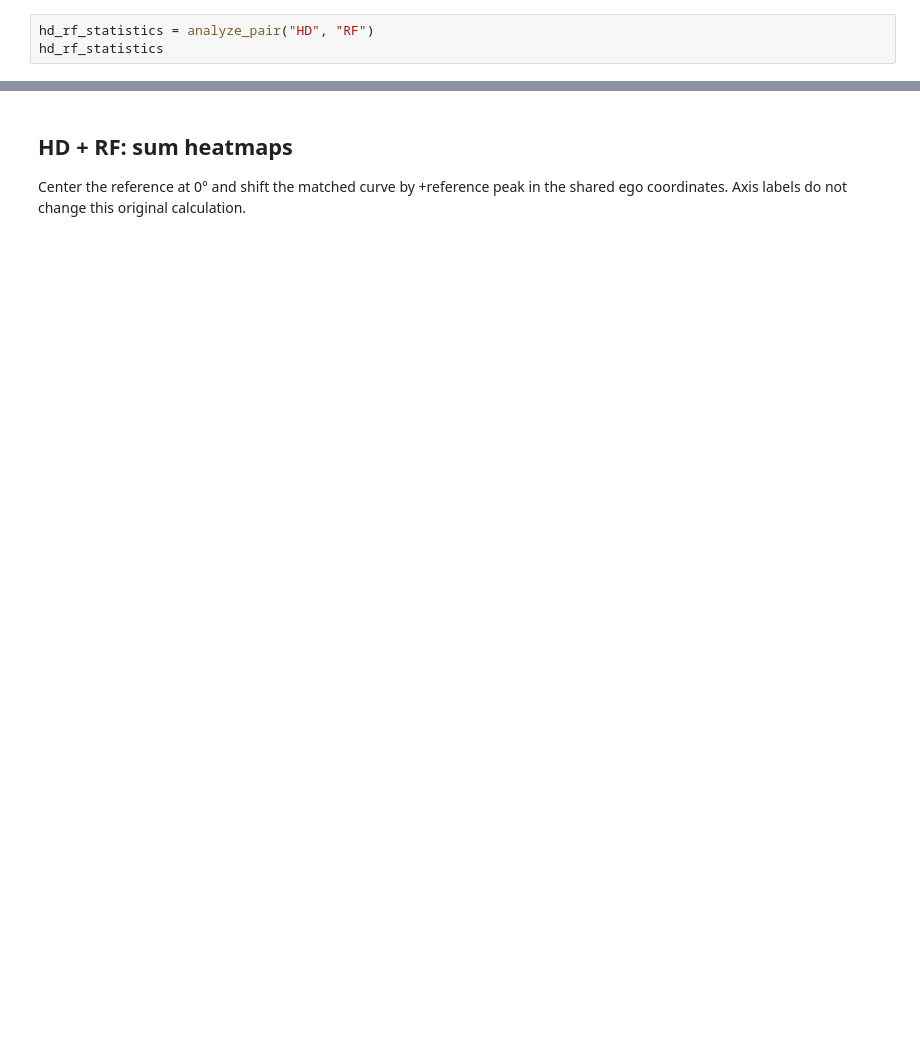
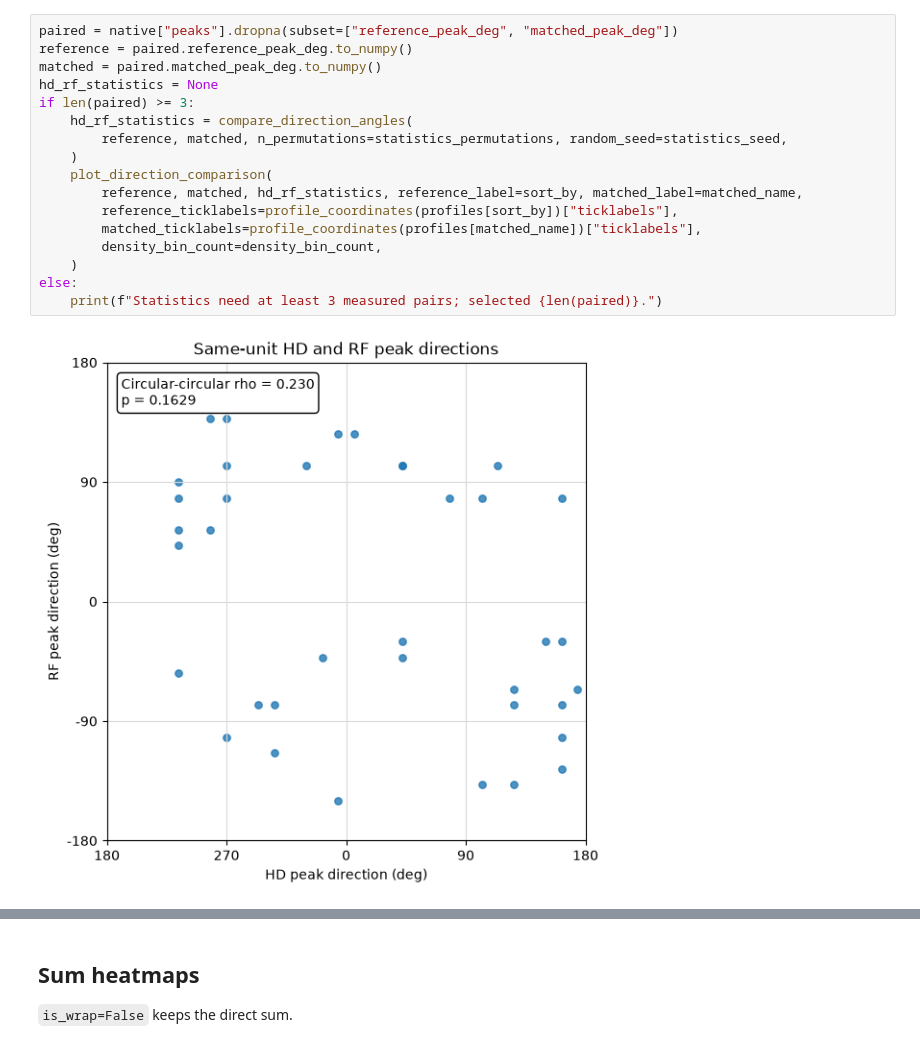
Before and after one commit to KaiCao2003/rfmapping, a Jupyter notebook: hd_rf_comparison.ipynb, the cells around one changed output, grey strips where cells are left out. Drawn from its saved outputs; the diff is of its cells as text; blank space fills up the shorter version.

```diff
--- a/hd_rf_comparison.ipynb
+++ b/hd_rf_comparison.ipynb
@@ -102,3 +101,19 @@ native_rf = plot_comparison_heatmaps(sorted_by="RF", apply_to="HD")
 # %%
-hd_rf_statistics = analyze_pair("HD", "RF")
-hd_rf_statistics
+paired = native["peaks"].dropna(subset=["reference_peak_deg", "matched_peak_deg"])
+reference = paired.reference_peak_deg.to_numpy()
+matched = paired.matched_peak_deg.to_numpy()
+hd_rf_statistics = None
+if len(paired) >= 3:
+    hd_rf_statistics = compare_direction_angles(
+        reference, matched, n_permutations=statistics_permutations, random_seed=statistics_seed,
+    )
+    plot_direction_comparison(
+        reference, matched, hd_rf_statistics, reference_label=sort_by, matched_label=matched_name,
+        reference_ticklabels=profile_coordinates(profiles[sort_by])["ticklabels"],
+        matched_ticklabels=profile_coordinates(profiles[matched_name])["ticklabels"],
+        density_bin_count=density_bin_count,
+    )
+else:
+    print(f"Statistics need at least 3 measured pairs; selected {len(paired)}.")
+# %% [output]
+[figure, added]
@@ -105,6 +121,5 @@ hd_rf_statistics
 # %% [markdown]
-## HD + RF: sum heatmaps
+## Sum heatmaps
 
-Center the reference at 0° and shift the matched curve by +reference peak in the shared ego coordinates.
-Axis labels do not change this original calculation.
+`is_wrap=False` keeps the direct sum.
 # %%
```
Also changed, not shown: parts of 13 cells of this notebook, 12 other files.
